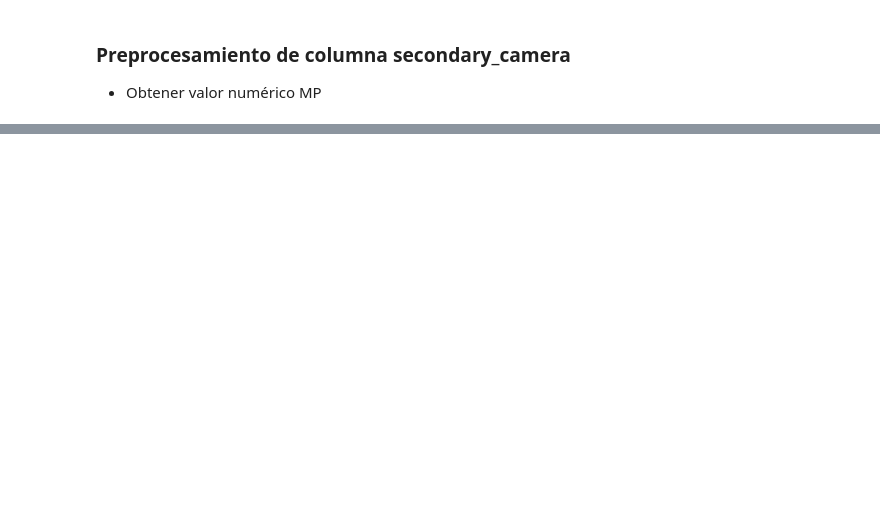
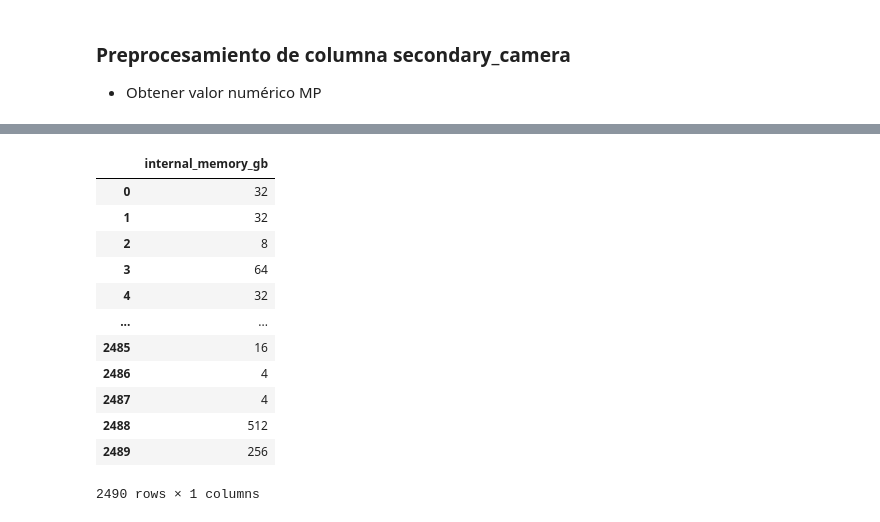
Before and after one commit to jgermanob/PCIC-Inteligencia-aritificial, a Jupyter notebook: Notebooks/Data_preprocessing.ipynb, the cells around one changed output, grey strips where cells are left out. Drawn from its saved outputs; the diff is of its cells as text; code cells hidden in the pictures; blank space fills up the shorter version.

```diff
--- a/Notebooks/Data_preprocessing.ipynb
+++ b/Notebooks/Data_preprocessing.ipynb
@@ -337,0 +397,4 @@ df.head()
+# %%
+split_data = new_im_df['0'].str.split("/")
+sdata = split_data.to_list()
+sdata
@@ -337,0 +419,20 @@ df.head()
+# %%
+max_gb = [max(i) for i in sdata]
+# %%
+new_split_df = pd.DataFrame(max_gb, columns=['internal_memory_gb'])
+# %%
+new_split_df
+# %% [output]
+|  | internal_memory_gb |
+| 0 | 32 |
+| 1 | 32 |
+| 2 | 8 |
+| 3 | 64 |
+| 4 | 32 |
+| ... | ... |
+| 2485 | 16 |
+| 2486 | 4 |
+| 2487 | 4 |
+| 2488 | 512 |
+| 2489 | 256 |
+2490 rows × 1 columns
```
Also changed, not shown: parts of 9 cells of this notebook.
